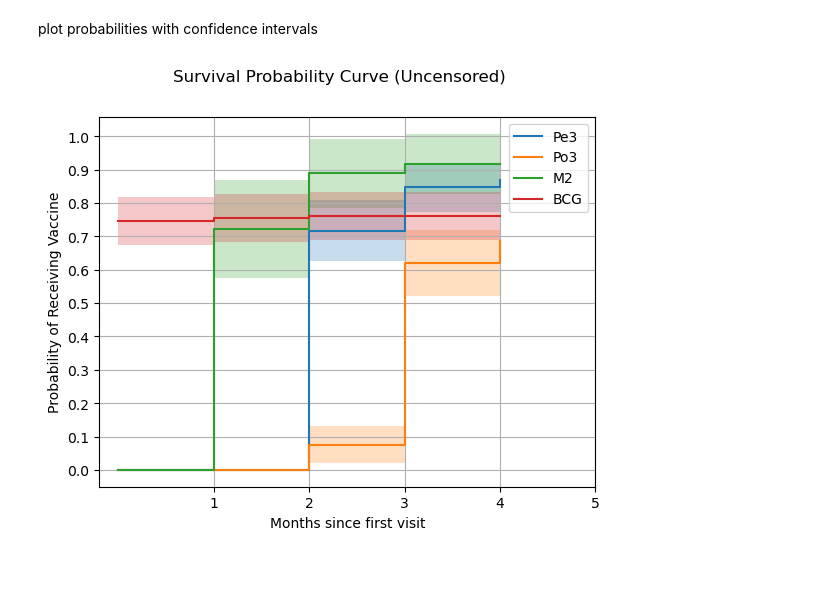
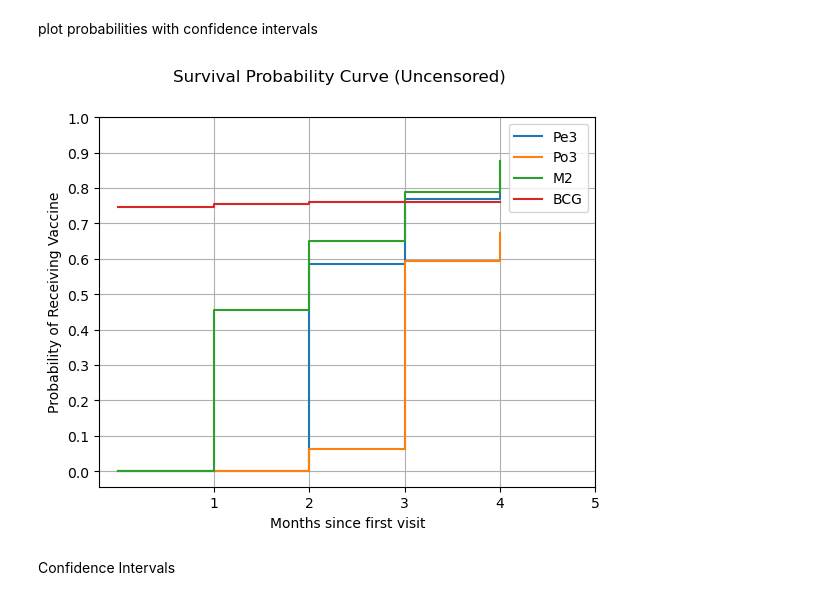
Before and after one commit to briannagrissom/Vaccination-Pilot-Program, a Jupyter notebook: BETTERvaccine_analysis.ipynb, the cells around one changed output. Saved outputs shown, nothing was run; the diff lists cells and outputs as text; code cells hidden in the pictures; blank space fills up the shorter version.

```diff
--- a/BETTERvaccine_analysis.ipynb
+++ b/BETTERvaccine_analysis.ipynb
@@ -296,7 +694,7 @@ import numpy as np
 Create array of Pe3 status and number of months to get Pe3, or time until last contact for dropouts.
 Only include children >= 2 months old at date of first attendance and attended in at least one of March/April/May.
 # %%
-no_prev = df.loc[(df['PreV']=='No')&(df['AGE']>=2), :]
+no_prev = df.loc[(df['PreV']=='No')&(df['AGE_MAY15']>=2), :]
 df2 = no_prev.loc[(no_prev['Att1'] != 'None')|(no_prev['Att2'] != 'None')|(no_prev['Att3']!='None'),:]
 pe3_status = []
 pe3_time = []
@@ -428,7 +826,7 @@ for idx, row in df2.iterrows():
 Create array of M2 status and number of months to get M2, or time until last contact for dropouts.
 Only include children >= 9 months old at date of first attendance and attended in at least one of March/April/May/June.
 # %%
-of_age = df.loc[(df['PreV']=='No')&(df['AGE']>=9), :]
+of_age = df.loc[(df['PreV']=='No')&(df['AGE_JUNE15']>=9), :]
 df3 = of_age.loc[(of_age['Att1'] != 'None')|(of_age['Att2'] != 'None')|(of_age['Att3']!='None')|(of_age['Att4']!='None'),:]
 mmr_status = []
 mmr_time = []
@@ -660,7 +1060,7 @@ plt.show()
 Function to calculate survival probabilities
 # %%
 def calculate_probabilities(event, time_exit, reverse=False):
-    """Calculate survival probabilties for a status array and a time array.
+    """Calculate survival probabilities for a status array and a time array.
     Set reverse to true to calculate 1- S(t)."""
     z = list(zip(event, time_exit))
     p0 = 0
@@ -703,9 +1103,9 @@ def calculate_CI(status, time, reverse=False):
     times, probs = calculate_probabilities(event=status, time_exit=time, reverse=reverse)
     CIs = []
     for t in range(5):
-        stdev_st = np.sqrt((probs[t]/n)*(1-probs[t]))
-        lower = probs[t] - 1.96*stdev_st
-        upper = probs[t] + 1.96*stdev_st
+        stddev_st = np.sqrt((probs[t]/n)*(1-probs[t]))
+        lower = probs[t] - 1.96*stddev_st
+        upper = probs[t] + 1.96*stddev_st
         CIs.append((lower, upper))
     return np.array(CIs)
 # %% [markdown]
@@ -713,31 +1113,28 @@ plot probabilities with confidence intervals
 # %%
 times, probs = calculate_probabilities(event=pe3_status, time_exit=pe3_time, reverse=True)
 times2, probs2 = calculate_probabilities(event=po3_status, time_exit=po3_time, reverse=True)
 times3, probs3 = calculate_probabilities(event=mmr_status, time_exit=mmr_time, reverse=True)
 times4, probs4 = calculate_probabilities(event=bcg_status, time_exit=bcg_time, reverse=True)
 
 ci = calculate_CI(status=pe3_status, time=pe3_time, reverse=True)
 ci2 = calculate_CI(status=po3_status, time=po3_time, reverse=True)
 ci3 = calculate_CI(status=mmr_status, time=mmr_time, reverse=True)
 ci4 = calculate_CI(status=bcg_status, time=bcg_time, reverse=True)
 
 plt.step(times, probs, where='post', label='Pe3')
 plt.step(times2, probs2, where='post', label='Po3')
 plt.step(times3, probs3, where='post', label='M2')
 plt.step(times4, probs4, where='post', label='BCG')
 
-plt.fill_between(x=times, y1 = ci[:,0], y2 = ci[:,1], step='post',alpha=0.25)
-plt.fill_between(x=times2,y1 = ci2[:,0], y2 = ci2[:,1], step='post',alpha=0.25)
-plt.fill_between(x=times3,y1 = ci3[:,0], y2 = ci3[:,1], step='post',alpha=0.25)
-plt.fill_between(x=times4,y1 = ci4[:,0], y2 = ci4[:,1], step='post',alpha=0.25)
-
 plt.xlabel('Months since first visit')
 plt.ylabel('Probability of Receiving Vaccine')
 plt.xticks(range(1, 6))
 plt.yticks(np.arange(0, 1.1, 0.1))
 plt.suptitle('Survival Probability Curve (Uncensored)')
 plt.grid()
 plt.legend()
 plt.show()
 # %% [output]
-[figure, old version]
+[figure, new version]
+# %% [markdown]
+Confidence Intervals
```
Also changed, not shown: parts of 111 cells of this notebook.
